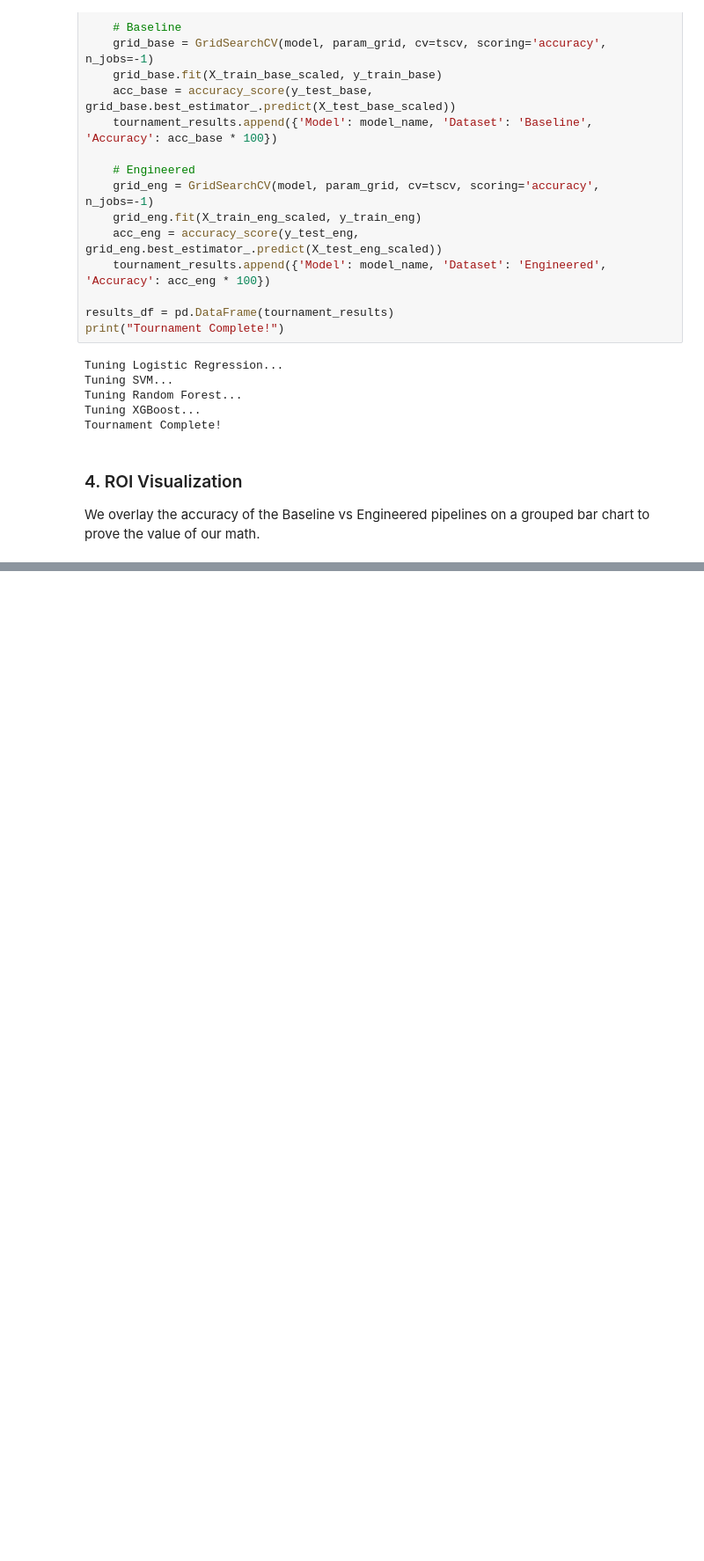
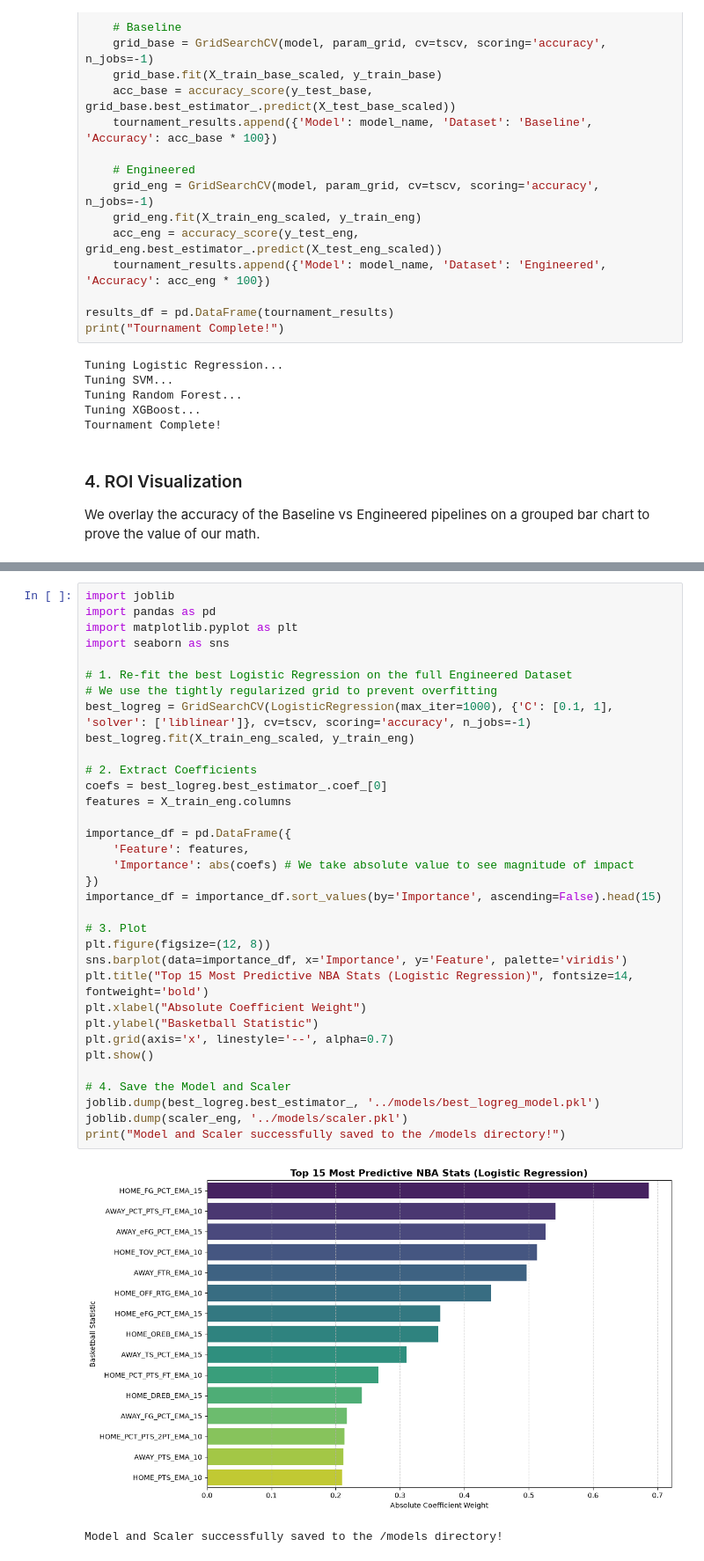
Before and after one commit to shloksachdev/NBA_Predictor-2.0, a Jupyter notebook: notebooks/model_training.ipynb, the cells around one changed output, grey strips where cells are left out. Shown at 88% size. Saved outputs shown, nothing was run; the diff lists cells and outputs as text; blank space fills up the shorter version.

```diff
--- a/notebooks/model_training.ipynb
+++ b/notebooks/model_training.ipynb
@@ -358,0 +338,37 @@ plt.show()
+# %%
+import joblib
+import pandas as pd
+import matplotlib.pyplot as plt
+import seaborn as sns
+
+# 1. Re-fit the best Logistic Regression on the full Engineered Dataset
+# We use the tightly regularized grid to prevent overfitting
+best_logreg = GridSearchCV(LogisticRegression(max_iter=1000), {'C': [0.1, 1], 'solver': ['liblinear']}, cv=tscv, scoring='accuracy', n_jobs=-1)
+best_logreg.fit(X_train_eng_scaled, y_train_eng)
+
+# 2. Extract Coefficients
+coefs = best_logreg.best_estimator_.coef_[0]
+features = X_train_eng.columns
+
+importance_df = pd.DataFrame({
+    'Feature': features,
+    'Importance': abs(coefs) # We take absolute value to see magnitude of impact
+})
+importance_df = importance_df.sort_values(by='Importance', ascending=False).head(15)
+
+# 3. Plot
+plt.figure(figsize=(12, 8))
+sns.barplot(data=importance_df, x='Importance', y='Feature', palette='viridis')
+plt.title("Top 15 Most Predictive NBA Stats (Logistic Regression)", fontsize=14, fontweight='bold')
+plt.xlabel("Absolute Coefficient Weight")
+plt.ylabel("Basketball Statistic")
+plt.grid(axis='x', linestyle='--', alpha=0.7)
+plt.show()
+
+# 4. Save the Model and Scaler
+joblib.dump(best_logreg.best_estimator_, '../models/best_logreg_model.pkl')
+joblib.dump(scaler_eng, '../models/scaler.pkl')
+print("Model and Scaler successfully saved to the /models directory!")
+# %% [output]
+[figure, added]
+Model and Scaler successfully saved to the /models directory!
```
Also changed, not shown: parts of 5 cells of this notebook, 11 other files.
